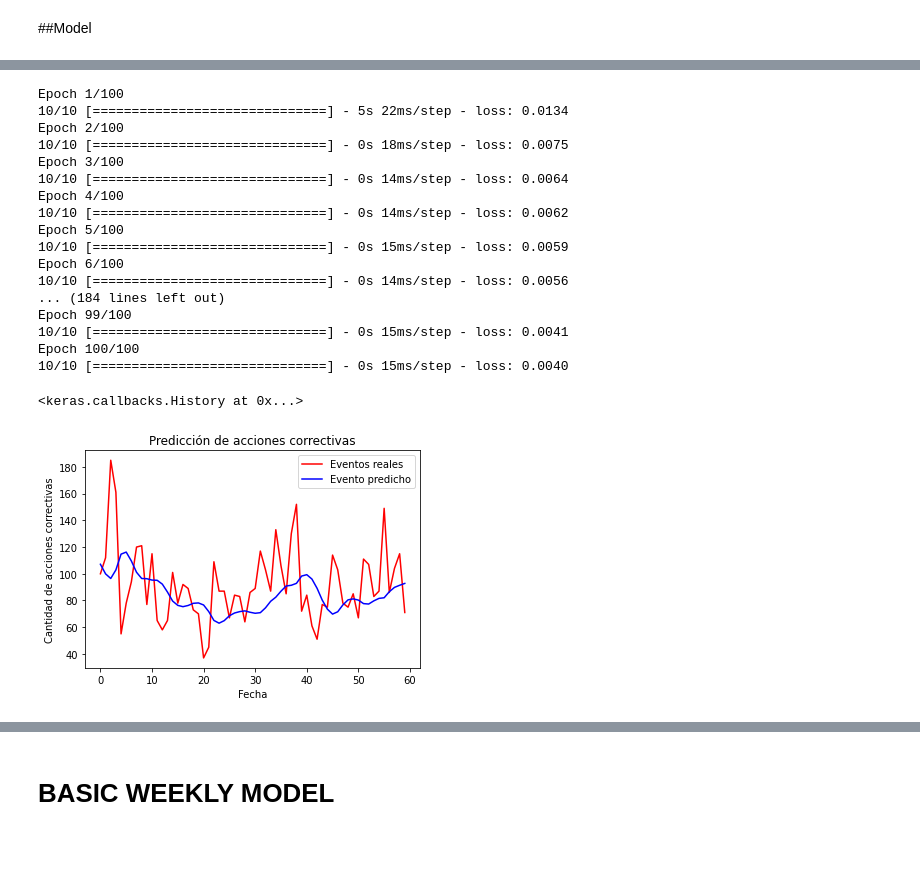
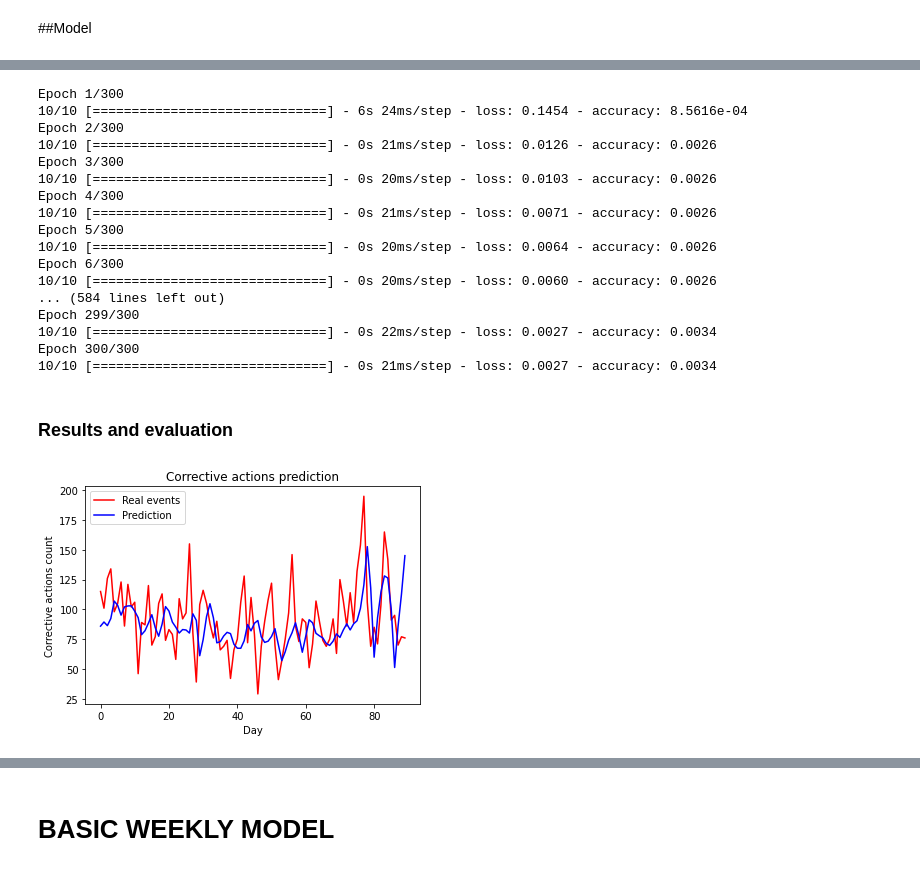
Before and after one commit to JHON-EDV/DS4A, a Jupyter notebook: Time series/first_approach.ipynb, the cells around one changed output, grey strips where cells are left out. Cells and saved outputs as stored; diff of their text form; code cells hidden in the pictures.

```diff
--- a/Time series/first_approach.ipynb
+++ b/Time series/first_approach.ipynb
@@ -84,7 +120,7 @@ array([[0.00229885],
 # %%
 X_train = []
 y_train = []
-time_frame = 60
+time_frame = 90
 for i in range(time_frame, 1258):
     X_train.append(training_set_scaled[i-time_frame:i, 0])
     y_train.append(training_set_scaled[i, 0])
@@ -173,32 +289,36 @@ regressor.compile(optimizer='adam', loss = 'mean_squared_error')
+# %%
+#Build final model
+regressor = model_builder()
 # %%
 #Training
-regressor.fit(X_train, y_train, epochs = 100, batch_size = 128)
+hist_2 = regressor.fit(X_train, y_train, epochs = 300, batch_size = 128)
 # %% [output]
-Epoch 1/100
-10/10 [==============================] - 5s 22ms/step - loss: 0.0134
-Epoch 2/100
-10/10 [==============================] - 0s 18ms/step - loss: 0.0075
-Epoch 3/100
-10/10 [==============================] - 0s 14ms/step - loss: 0.0064
-Epoch 4/100
-10/10 [==============================] - 0s 14ms/step - loss: 0.0062
-Epoch 5/100
-10/10 [==============================] - 0s 15ms/step - loss: 0.0059
-Epoch 6/100
-10/10 [==============================] - 0s 14ms/step - loss: 0.0056
-... (184 lines left out)
-Epoch 99/100
-10/10 [==============================] - 0s 15ms/step - loss: 0.0041
-Epoch 100/100
-10/10 [==============================] - 0s 15ms/step - loss: 0.0040
+Epoch 1/300
+10/10 [==============================] - 6s 24ms/step - loss: 0.1454 - accuracy: 8.5616e-04
+Epoch 2/300
+10/10 [==============================] - 0s 21ms/step - loss: 0.0126 - accuracy: 0.0026
+Epoch 3/300
+10/10 [==============================] - 0s 20ms/step - loss: 0.0103 - accuracy: 0.0026
+Epoch 4/300
+10/10 [==============================] - 0s 21ms/step - loss: 0.0071 - accuracy: 0.0026
+Epoch 5/300
+10/10 [==============================] - 0s 20ms/step - loss: 0.0064 - accuracy: 0.0026
+Epoch 6/300
+10/10 [==============================] - 0s 20ms/step - loss: 0.0060 - accuracy: 0.0026
+... (584 lines left out)
+Epoch 299/300
+10/10 [==============================] - 0s 22ms/step - loss: 0.0027 - accuracy: 0.0034
+Epoch 300/300
+10/10 [==============================] - 0s 21ms/step - loss: 0.0027 - accuracy: 0.0034
-<keras.callbacks.History at 0x...>
+# %% [markdown]
+### Results and evaluation
 # %%
 dataset_total = pd.concat((dataset_train['CANTIDAD'], dataset_test['CANTIDAD']), axis = 0)
 inputs = dataset_total[len(dataset_total) - len(dataset_test) - time_frame:].values
 inputs = inputs.reshape(-1,1)
 inputs = sc.transform(inputs)
 X_test = []
-for i in range(time_frame, 120):
+for i in range(time_frame, 180):
     X_test.append(inputs[i-time_frame:i, 0])
 X_test = np.array(X_test)
 X_test = np.reshape(X_test, (X_test.shape[0], X_test.shape[1], 1))
@@ -208,13 +328,13 @@ predicted_events = sc.inverse_transform(predicted_events)
 # %%
 test_set  = dataset_test.iloc[:, 6:7].values
 # %%
-# Visualizar los Resultados
-plt.plot(test_set[:60], color = 'red', label = 'Eventos reales')
-plt.plot(predicted_events, color = 'blue', label = 'Evento predicho')
-plt.title("Predicción de acciones correctivas")
-plt.xlabel("Fecha")
-plt.ylabel("Cantidad de acciones correctivas")
+# Show predict results
+plt.plot(test_set[:90], color = 'red', label = 'Real events')
+plt.plot(predicted_events, color = 'blue', label = 'Prediction')
+plt.title("Corrective actions prediction")
+plt.xlabel("Day")
+plt.ylabel("Corrective actions count")
 plt.legend()
 plt.show()
 # %% [output]
-[figure, old version]
+[figure, new version]
```
Also changed, not shown: parts of 255 cells of this notebook, 4 other files.
